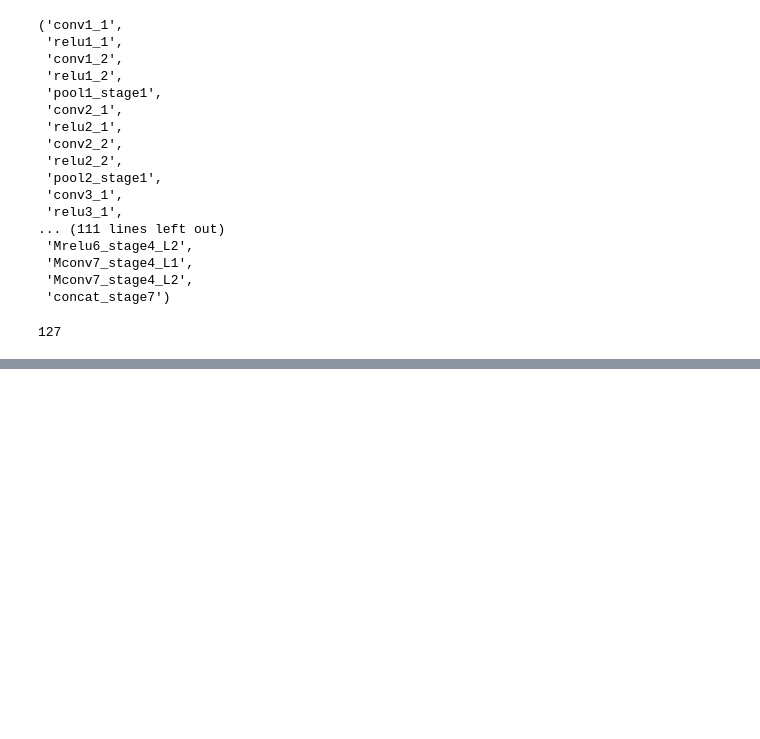
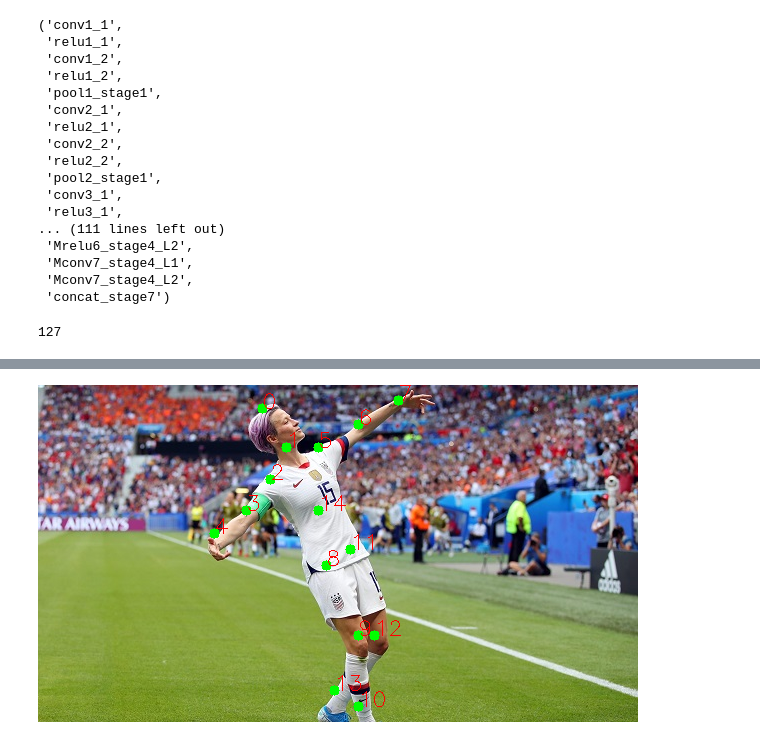
Before and after one commit to KauaHenSilva/python_gesture_recognition, a Jupyter notebook: body_points_detection.ipynb, the cells around one changed output, grey strips where cells are left out. Cells and saved outputs as stored; diff of their text form; code cells hidden in the pictures; blank space fills up the shorter version.

```diff
--- a/body_points_detection.ipynb
+++ b/body_points_detection.ipynb
@@ -58,0 +135,4 @@ len(network.getLayerNames())
+# %%
+cv2_imshow(img)
+# %% [output]
+[figure, added]
```
Also changed, not shown: parts of 6 cells of this notebook.
